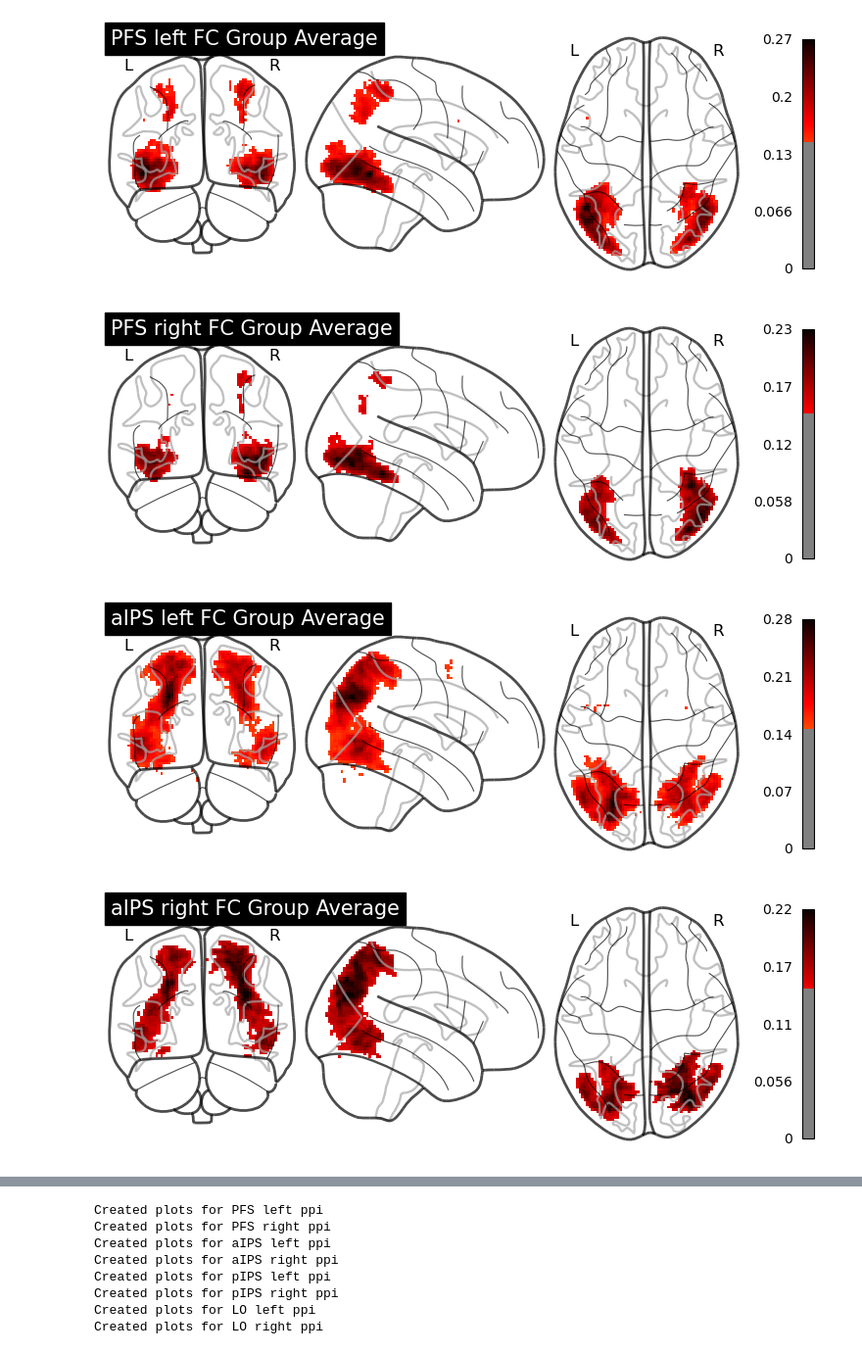
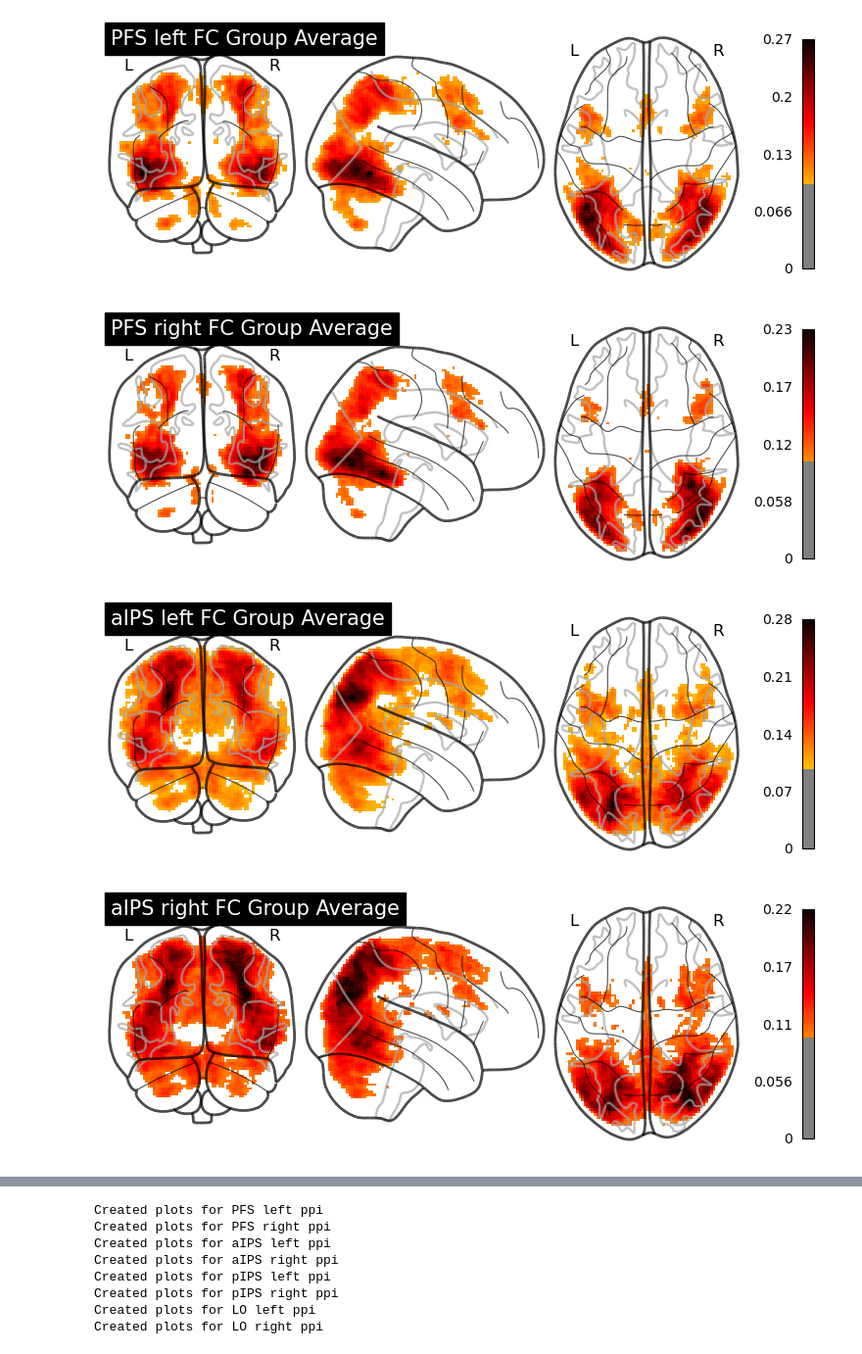
Before and after one commit to cnsimmons/ptoc, a Jupyter notebook: results/ppi/visualize_fc_ppi_uptodate.ipynb, the cells around one changed output, grey strips where cells are left out. Shown at 98% size. Cells and saved outputs as stored; diff of their text form; code cells hidden in the pictures.

Commit message:
new figures

```diff
--- a/results/ppi/visualize_fc_ppi_uptodate.ipynb
+++ b/results/ppi/visualize_fc_ppi_uptodate.ipynb
@@ -107,7 +107,7 @@ def plot_group_averages(out_dir, rois, hemispheres):
                 img_file = f'{out_dir}/{roi}_{hemi}_{analysis_type}_avg.nii.gz'
                 if os.path.exists(img_file):
                     # Plot on glass brain
-                    plot = plotting.plot_glass_brain(img_file, threshold=0.15, colorbar=True,
+                    plot = plotting.plot_glass_brain(img_file, threshold=0.12, colorbar=True,
                                                     title=f'{roi} {hemi} {analysis_type.upper()} Group Average')
                     plot.savefig(f'{out_dir}/{roi}_{hemi}_{analysis_type}_glass_brain.png')
 
@@ -123,35 +123,35 @@ def plot_group_averages(out_dir, rois, hemispheres):
 def main():
     # Create output directory for group averages
     group_out_dir = f'{results_dir}/group_averages'
     os.makedirs(group_out_dir, exist_ok=True)
 
     # Create group averages
-    create_group_averages(subs, rois, hemispheres, group_out_dir)
+    #create_group_averages(subs, rois, hemispheres, group_out_dir)
 
     # Plot group averages
     plot_group_averages(group_out_dir, rois, hemispheres)
 
 if __name__ == "__main__":
     main()
 # %% [output]
 Saved group average for PFS left fc
 Saved group average for PFS left ppi
 Saved group average for PFS right fc
 Saved group average for PFS right ppi
 Saved group average for aIPS left fc
 Saved group average for aIPS left ppi
 Saved group average for aIPS right fc
 Saved group average for aIPS right ppi
 Saved group average for pIPS left fc
 Saved group average for pIPS left ppi
 Saved group average for pIPS right fc
 Saved group average for pIPS right ppi
 ... (8 lines left out)
 Created plots for pIPS left fc
 Created plots for pIPS right fc
 Created plots for LO left fc
 Created plots for LO right fc
-[figure, old version]
+[figure, new version]
-[figure, old version]
+[figure, new version]
-[figure, old version]
+[figure, new version]
-[figure, old version]
+[figure, new version]
```
Also changed, not shown: parts of 1 cell of this notebook, 24 other files.
